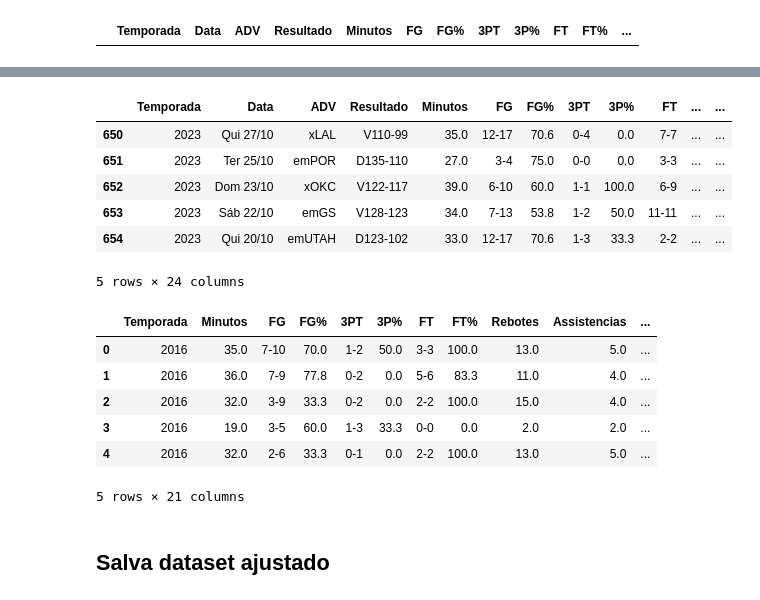
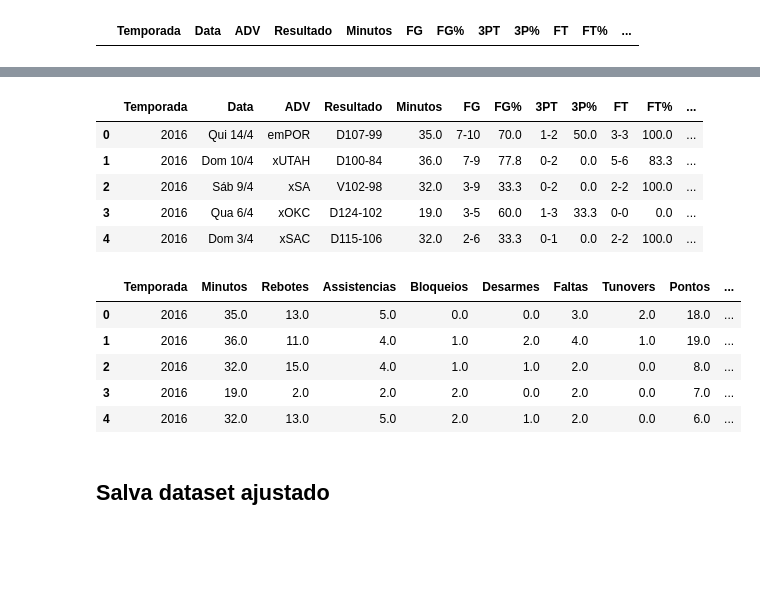
Before and after one commit to victorpecine/nba_data_science, a Jupyter notebook: nba_stats_jokic.ipynb, the cells around one changed output, grey strips where cells are left out. Drawn from its saved outputs; the diff is of its cells as text; code cells hidden in the pictures; blank space fills up the shorter version.

```diff
--- a/nba_stats_jokic.ipynb
+++ b/nba_stats_jokic.ipynb
@@ -109,4 +101,6 @@ PTS                           0
 Estat. Temporada Regular    654
 dtype: int64
 # %%
-df_stats_jokic.drop(columns=['Estat. Temporada Regular'], inplace=True)
+df_stats_jokic.drop(columns='Estat. Temporada Regular', inplace=True)
+
+df_stats_jokic.dropna(axis=0, how='any', inplace=True)
@@ -219,35 +223,23 @@ See the caveats in the documentation: https://pandas.pydata.org/pandas-docs/stab
 # %%
-df_stats_jokic.tail()
+df_stats_jokic.head()
 # %% [output]
-|  | Temporada | Data | ADV | Resultado | Minutos | FG | FG% | 3PT | 3P% | FT | ... | ... |
-| 650 | 2023 | Qui 27/10 | xLAL | V110-99 | 35.0 | 12-17 | 70.6 | 0-4 | 0.0 | 7-7 | ... | ... |
-| 651 | 2023 | Ter 25/10 | emPOR | D135-110 | 27.0 | 3-4 | 75.0 | 0-0 | 0.0 | 3-3 | ... | ... |
-| 652 | 2023 | Dom 23/10 | xOKC | V122-117 | 39.0 | 6-10 | 60.0 | 1-1 | 100.0 | 6-9 | ... | ... |
-| 653 | 2023 | Sáb 22/10 | emGS | V128-123 | 34.0 | 7-13 | 53.8 | 1-2 | 50.0 | 11-11 | ... | ... |
-| 654 | 2023 | Qui 20/10 | emUTAH | D123-102 | 33.0 | 12-17 | 70.6 | 1-3 | 33.3 | 2-2 | ... | ... |
+|  | Temporada | Data | ADV | Resultado | Minutos | FG | FG% | 3PT | 3P% | FT | FT% | ... |
+| 0 | 2016 | Qui 14/4 | emPOR | D107-99 | 35.0 | 7-10 | 70.0 | 1-2 | 50.0 | 3-3 | 100.0 | ... |
+| 1 | 2016 | Dom 10/4 | xUTAH | D100-84 | 36.0 | 7-9 | 77.8 | 0-2 | 0.0 | 5-6 | 83.3 | ... |
+| 2 | 2016 | Sáb 9/4 | xSA | V102-98 | 32.0 | 3-9 | 33.3 | 0-2 | 0.0 | 2-2 | 100.0 | ... |
+| 3 | 2016 | Qua 6/4 | xOKC | D124-102 | 19.0 | 3-5 | 60.0 | 1-3 | 33.3 | 0-0 | 0.0 | ... |
+| 4 | 2016 | Dom 3/4 | xSAC | D115-106 | 32.0 | 2-6 | 33.3 | 0-1 | 0.0 | 2-2 | 100.0 | ... |
-5 rows × 24 columns
-# %%
-df_stats_jokic['Casa_Fora'] = df_stats_jokic['Casa_Fora'].map({'em': 'fora','x': 'casa'})
-
-df_stats_jokic['Dia_semana'] = (df_stats_jokic['Dia_semana'].map({'Seg': 0,
-                                                                  'Ter': 1,
-                                                                  'Qua': 2,
-                                                                  'Qui': 3,
-                                                                  'Sex': 4,
-                                                                  'Sáb': 5,
-                                                                  'Dom': 6}))  # Dias da semana no padrão python
-
-df_stats_jokic.drop(columns=['Data', 'ADV', 'Resultado'], inplace=True)
-
-df_stats_jokic.head()
-# %% [output]
-|  | Temporada | Minutos | FG | FG% | 3PT | 3P% | FT | FT% | Rebotes | Assistencias | ... |
-| 0 | 2016 | 35.0 | 7-10 | 70.0 | 1-2 | 50.0 | 3-3 | 100.0 | 13.0 | 5.0 | ... |
-| 1 | 2016 | 36.0 | 7-9 | 77.8 | 0-2 | 0.0 | 5-6 | 83.3 | 11.0 | 4.0 | ... |
-| 2 | 2016 | 32.0 | 3-9 | 33.3 | 0-2 | 0.0 | 2-2 | 100.0 | 15.0 | 4.0 | ... |
-| 3 | 2016 | 19.0 | 3-5 | 60.0 | 1-3 | 33.3 | 0-0 | 0.0 | 2.0 | 2.0 | ... |
-| 4 | 2016 | 32.0 | 2-6 | 33.3 | 0-1 | 0.0 | 2-2 | 100.0 | 13.0 | 5.0 | ... |
-5 rows × 21 columns
+# %%
+df_stats_jokic.drop(columns=['Data', 'ADV', 'Resultado', 'FG', 'FG%', '3PT', '3P%', 'FT', 'FT%'], inplace=True)
+
+df_stats_jokic.head()
+# %% [output]
+|  | Temporada | Minutos | Rebotes | Assistencias | Bloqueios | Desarmes | Faltas | Tunovers | Pontos | ... |
+| 0 | 2016 | 35.0 | 13.0 | 5.0 | 0.0 | 0.0 | 3.0 | 2.0 | 18.0 | ... |
+| 1 | 2016 | 36.0 | 11.0 | 4.0 | 1.0 | 2.0 | 4.0 | 1.0 | 19.0 | ... |
+| 2 | 2016 | 32.0 | 15.0 | 4.0 | 1.0 | 1.0 | 2.0 | 0.0 | 8.0 | ... |
+| 3 | 2016 | 19.0 | 2.0 | 2.0 | 2.0 | 0.0 | 2.0 | 0.0 | 7.0 | ... |
+| 4 | 2016 | 32.0 | 13.0 | 5.0 | 2.0 | 1.0 | 2.0 | 0.0 | 6.0 | ... |
 # %% [markdown]
 ## Salva dataset ajustado
 # %%
```
Also changed, not shown: parts of 10 cells of this notebook, 2 other files.
